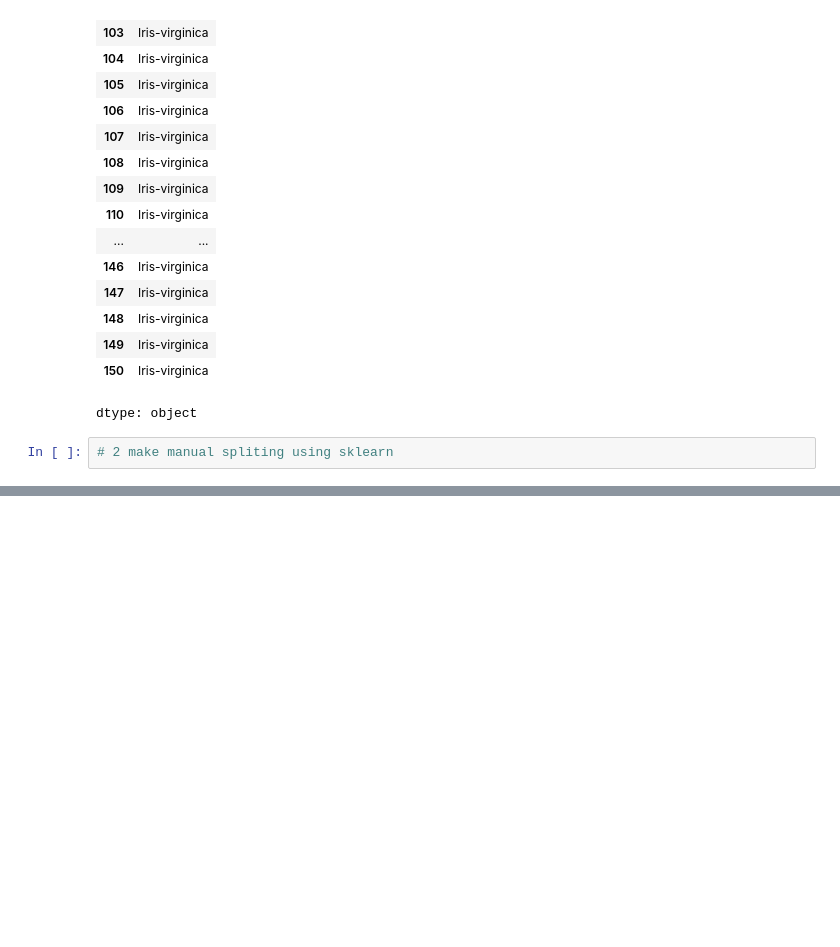
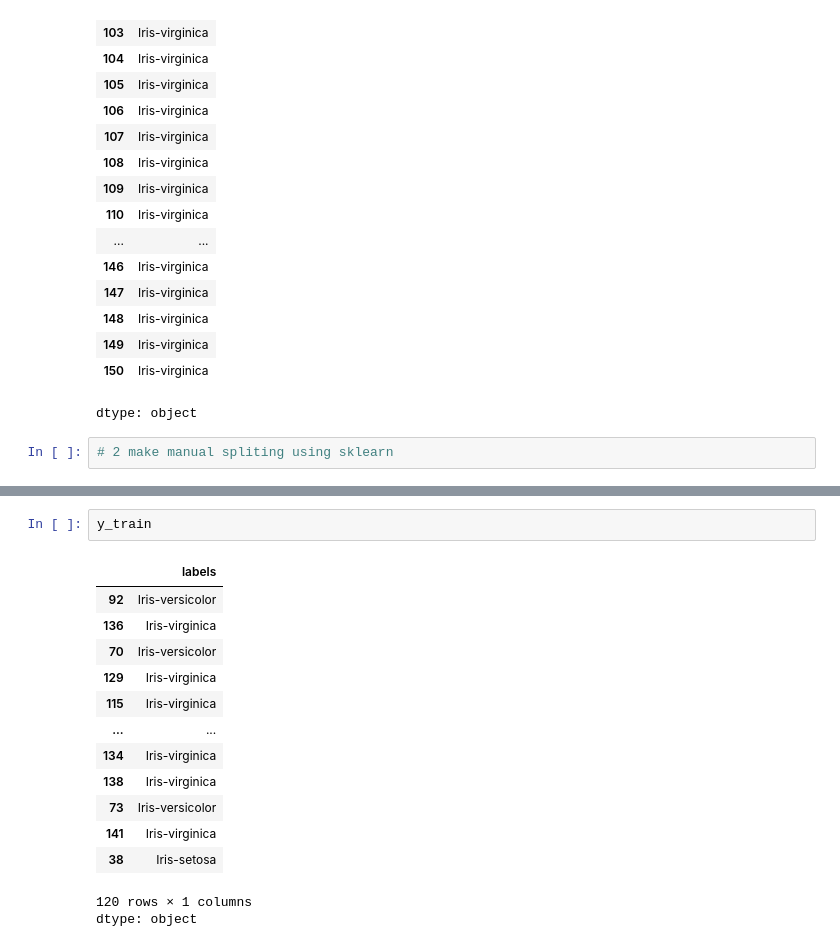
Before and after one commit to surajks25/ML_workspace, a Jupyter notebook: day3.ipynb, the cells around one changed output, grey strips where cells are left out. Cells and saved outputs as stored; diff of their text form; blank space fills up the shorter version.

```diff
--- a/day3.ipynb
+++ b/day3.ipynb
@@ -208,0 +249,17 @@ dtype: object
+# %%
+y_train
+# %% [output]
+|  | labels |
+| 92 | Iris-versicolor |
+| 136 | Iris-virginica |
+| 70 | Iris-versicolor |
+| 129 | Iris-virginica |
+| 115 | Iris-virginica |
+| ... | ... |
+| 134 | Iris-virginica |
+| 138 | Iris-virginica |
+| 73 | Iris-versicolor |
+| 141 | Iris-virginica |
+| 38 | Iris-setosa |
+120 rows × 1 columns
+dtype: object
```
Also changed, not shown: parts of 5 cells of this notebook.
